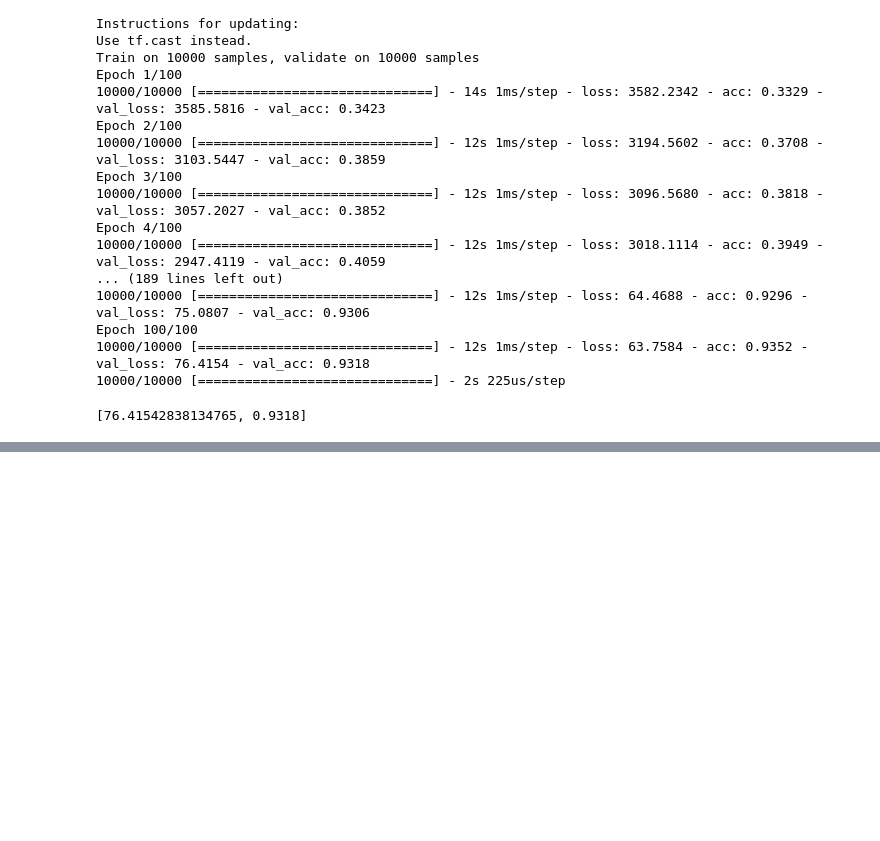
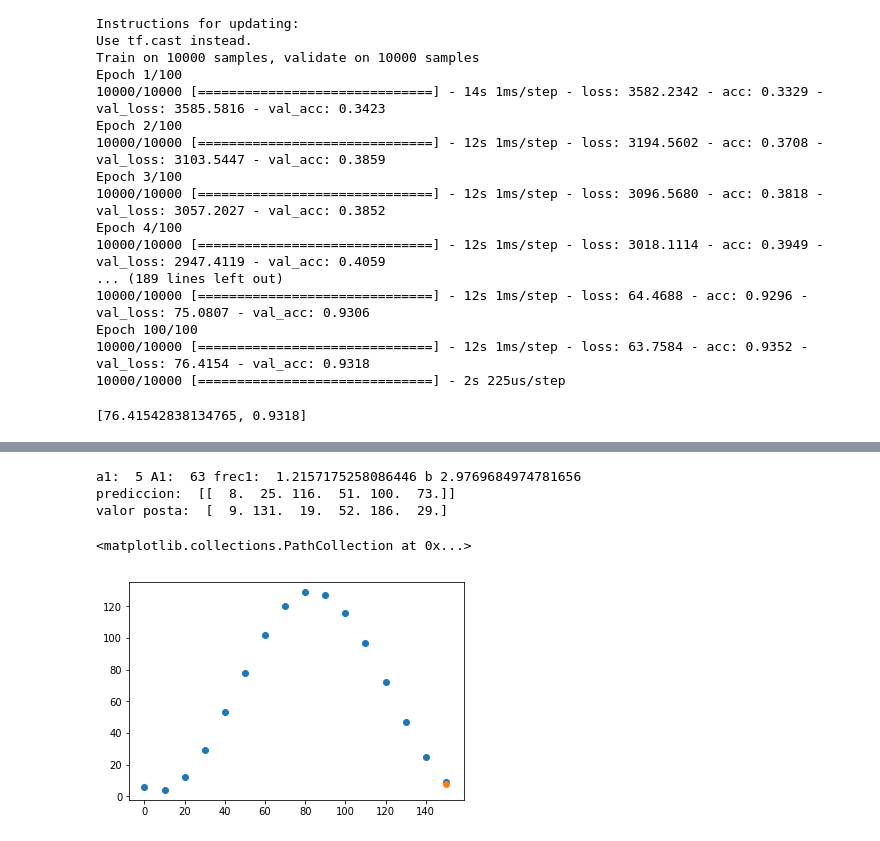
Before and after one commit to jamesluc007/DeepLearningInternship, a Jupyter notebook: IA/Modelos de clasificacion y regresion/LSTM-FakePixelsPrediction/Second/Untitled.ipynb, the cells around one changed output, grey strips where cells are left out. Cells and saved outputs as stored; diff of their text form; code cells hidden in the pictures; blank space fills up the shorter version.

```diff
--- a/IA/Modelos de clasificacion y regresion/LSTM-FakePixelsPrediction/Second/Untitled.ipynb
+++ b/IA/Modelos de clasificacion y regresion/LSTM-FakePixelsPrediction/Second/Untitled.ipynb
@@ -372,0 +542,47 @@ valor posta:  [ 82. 201. 162.  53.   5.  24.]
+# %%
+#AHORA PRUEBO LA RED 11 (que es la que tiene solo 4 entradas) Y VEO QUE TAL SE COMPORTA
+#Y GRAFICO EL RESULTADO
+
+del X
+X = pixels()
+X.fillWithPixels()
+Z = np.zeros(1*16*6)
+Z = Z.reshape(1,16,6)
+
+for i in range(16):
+    for j in range(6):
+        if j == 0:
+            Z[0][i][j] = X[i].C1
+        if j == 1:
+            Z[0][i][j] = X[i].C2
+        if j == 2:
+            Z[0][i][j] = X[i].C3
+        if j == 3:
+            Z[0][i][j] = X[i].C4
+        if j == 4:
+            Z[0][i][j] = X[i].C5
+        if j == 5:
+            Z[0][i][j] = X[i].C6
+
+entrada = Z[0][:4]
+entrada = entrada.reshape(1,4,6)
+Y = np.round(redes[11].predict(entrada))
+print("prediccion: ",Y)
+print("valor posta: ",Z[0][15])
+
+#PLOTEO EL PRIMER CANAL
+
+absisas = [0,10,20,30,40,50,60,70,80,90,100,110,120,130,140,150]
+Canal1 = np.zeros(16)
+
+for i in range(16):
+    Canal1[i] = Z[0][i][0]
+
+plt.scatter(absisas,Canal1)
+plt.scatter(150,Y[0][0])
+# %% [output]
+a1:  5 A1:  63 frec1:  1.2157175258086446 b 2.9769684974781656
+prediccion:  [[  8.  25. 116.  51. 100.  73.]]
+valor posta:  [  9. 131.  19.  52. 186.  29.]
+<matplotlib.collections.PathCollection at 0x...>
+[figure, added]
```
Also changed, not shown: parts of 14 cells of this notebook, 24 other files.
